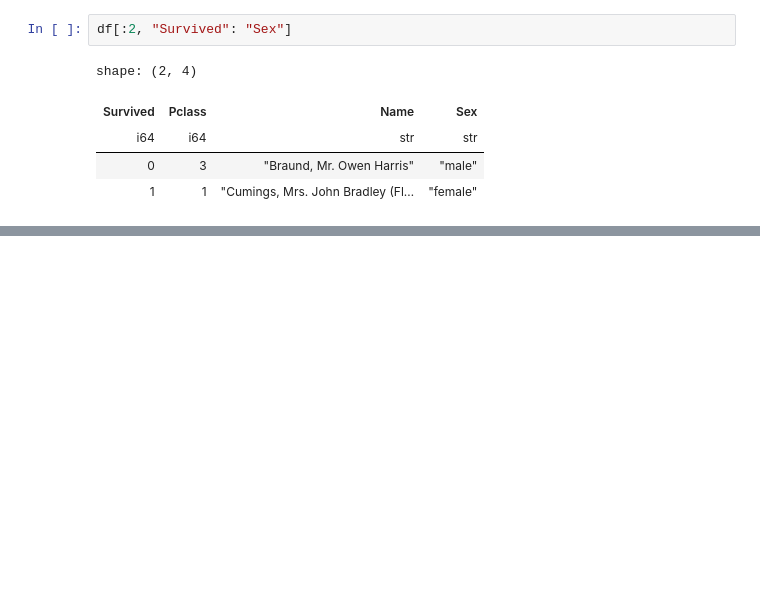
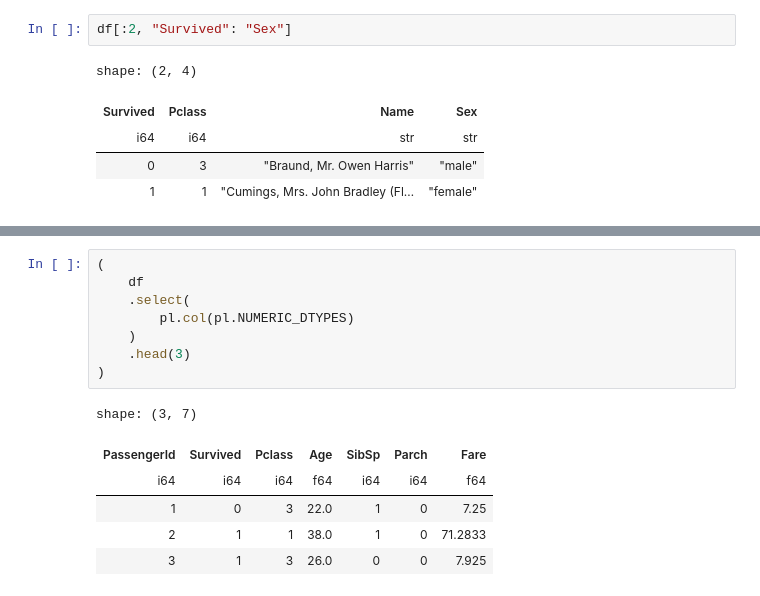
Before and after one commit to yukikitayama/data-analysis, a Jupyter notebook: polars/selecting_columns.ipynb, the cells around one changed output, grey strips where cells are left out. Saved outputs shown, nothing was run; the diff lists cells and outputs as text; blank space fills up the shorter version.

```diff
--- a/polars/selecting_columns.ipynb
+++ b/polars/selecting_columns.ipynb
@@ -77,0 +261,15 @@ df[""]
+# %%
+(
+    df
+    .select(
+        pl.col(pl.NUMERIC_DTYPES)
+    )
+    .head(3)
+)
+# %% [output]
+shape: (3, 7)
+| PassengerId | Survived | Pclass | Age | SibSp | Parch | Fare |
+| i64 | i64 | i64 | f64 | i64 | i64 | f64 |
+| 1 | 0 | 3 | 22.0 | 1 | 0 | 7.25 |
+| 2 | 1 | 1 | 38.0 | 1 | 0 | 71.2833 |
+| 3 | 1 | 3 | 26.0 | 0 | 0 | 7.925 |
```
Also changed, not shown: parts of 20 cells of this notebook, 1 other file.
